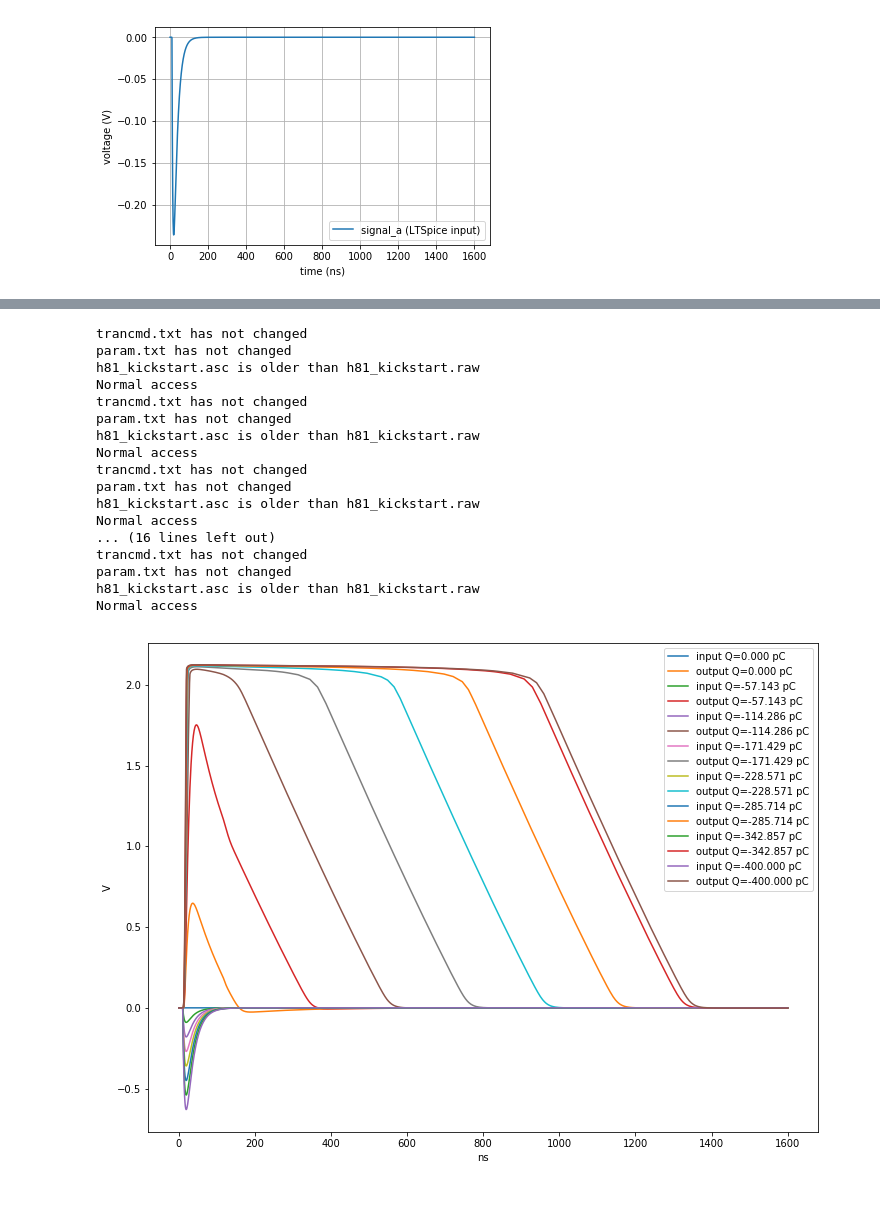
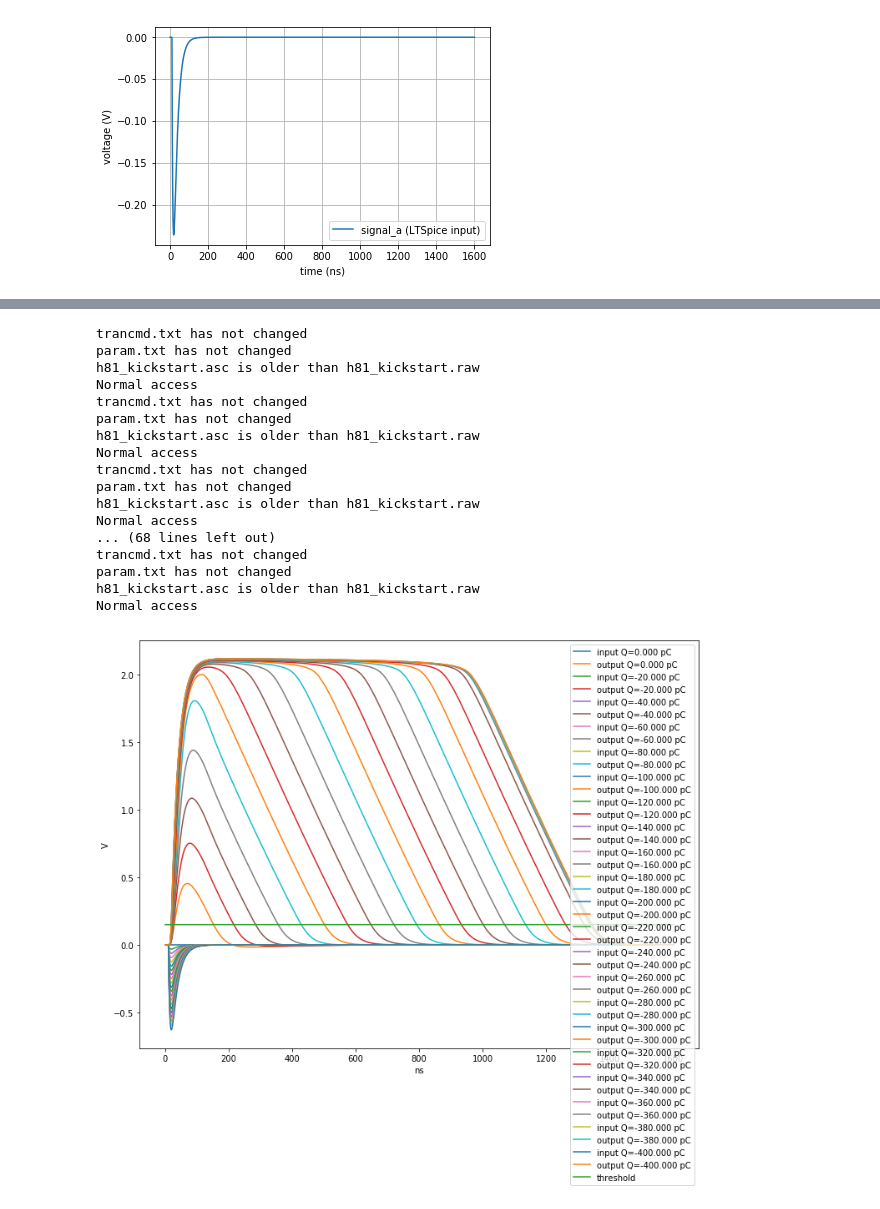
Before and after one commit to acidbourbon/lab_bench, a Jupyter notebook: workdir/jupyter/misc_mw/new_twinpeaks/h81_kickstart.ipynb, the cells around one changed output, grey strips where cells are left out. Cells and saved outputs as stored; diff of their text form; code cells hidden in the pictures.

```diff
--- a/workdir/jupyter/misc_mw/new_twinpeaks/h81_kickstart.ipynb
+++ b/workdir/jupyter/misc_mw/new_twinpeaks/h81_kickstart.ipynb
@@ -79,10 +80,12 @@ plt.show()
 ##################################################
 big_figure()
 
+thresh = 150e-3
+
 Q_list = []
 tot_list = []
 
-for Q in np.linspace(0,-400e-12,8):
+for Q in np.linspace(0,-400e-12,20+1):
   Q_list += [Q]
   signal_a = detector_signal_function(time,Q,5e-9,20e-9,10e-9)
   dummy, signal_b1 = apply_ltspice_filter(
@@ -91,38 +94,39 @@ for Q in np.linspace(0,-400e-12,8):
         params=configuration_1,
         ltspice_command = ltspice_command
         )
-  dummy, t1, tot = discriminate(time,signal_b1,100e-3,0,0)
+  dummy, t1, tot = discriminate(time,signal_b1,thresh,0,0)
   tot_list += [tot]
   plt.plot(time*1e9,signal_a, label="input Q={:3.3f} pC".format(Q*1e12))
   plt.plot(time*1e9,signal_b1, label="output Q={:3.3f} pC".format(Q*1e12))
 
+plt.plot(time*1e9,time*0 + thresh, label="threshold".format(Q*1e12))
 
 Q = np.array(Q_list)
 tot = np.array(tot_list)
 
 plt.legend()
 plt.xlabel("ns")
 plt.ylabel("V")
 plt.show()
 # %% [output]
 trancmd.txt has not changed
 param.txt has not changed
 h81_kickstart.asc is older than h81_kickstart.raw
 Normal access
 trancmd.txt has not changed
 param.txt has not changed
 h81_kickstart.asc is older than h81_kickstart.raw
 Normal access
 trancmd.txt has not changed
 param.txt has not changed
 h81_kickstart.asc is older than h81_kickstart.raw
 Normal access
-... (16 lines left out)
+... (68 lines left out)
 trancmd.txt has not changed
 param.txt has not changed
 h81_kickstart.asc is older than h81_kickstart.raw
 Normal access
-[figure, old version]
+[figure, new version]
 # %%
 plt.plot(-Q*1e12,tot*1e9)
 plt.scatter(-Q*1e12,tot*1e9)
```
Also changed, not shown: parts of 3 cells of this notebook, 1 other file.
